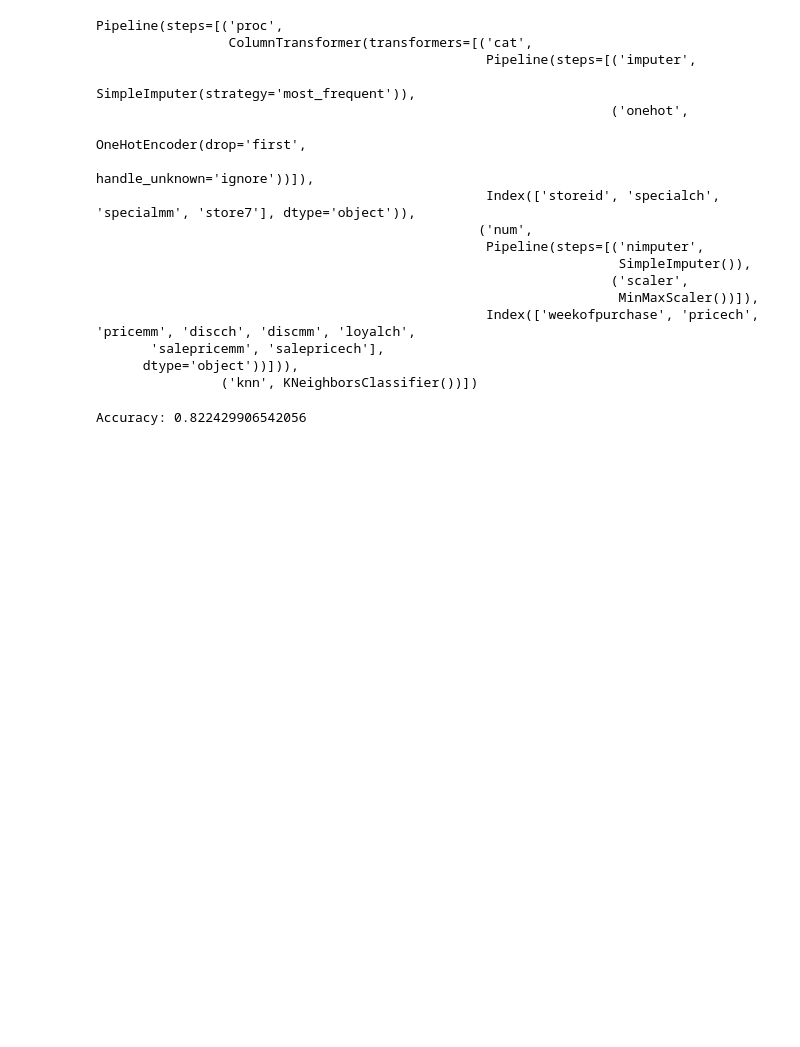
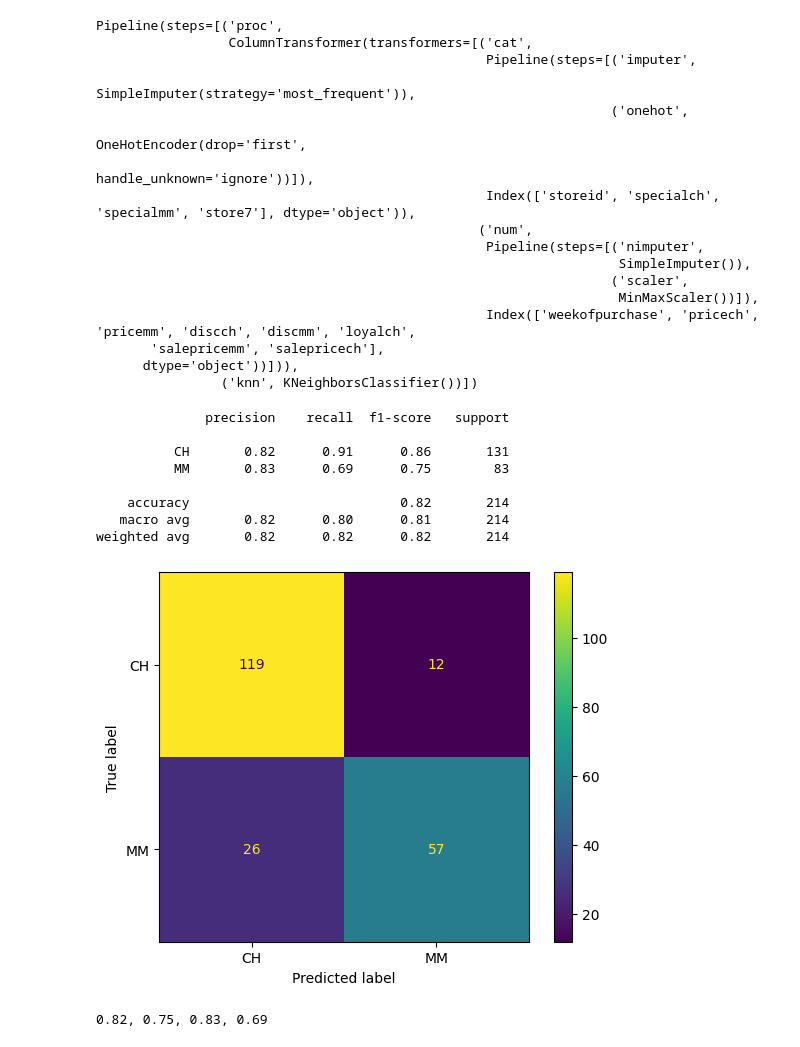
Before and after one commit to Alvizo-mx/processing_01, a Jupyter notebook: naranjas.ipynb, the cells around one changed output. Drawn from its saved outputs; the diff is of its cells as text; code cells hidden in the pictures; blank space fills up the shorter version.

```diff
--- a/naranjas.ipynb
+++ b/naranjas.ipynb
@@ -156,6 +168,10 @@ y_test = df_test['target'].reset_index(drop= True)
 # %%
 num_cols = X_train.select_dtypes('number').columns
 cat_cols = X_train.select_dtypes('category').columns
+# %%
+label_encoder = LabelEncoder()
+y_train_enc = label_encoder.fit_transform(y_train)
+y_test_enc = label_encoder.transform(y_test)
 # %%
 cat_proc = Pipeline([
     ('imputer', SimpleImputer(strategy= 'most_frequent')),
@@ -175,7 +191,7 @@ clf_knn = Pipeline([
     ('knn', KNeighborsClassifier())
 ])
 # %%
-clf_knn.fit(X_train, y_train)
+clf_knn.fit(X_train, y_train_enc)
 # %% [output]
 Pipeline(steps=[('proc',
                  ColumnTransformer(transformers=[('cat',
@@ -195,11 +211,33 @@ Pipeline(steps=[('proc',
       dtype='object'))])),
                 ('knn', KNeighborsClassifier())])
 # %%
-y_pred = clf_knn.predict(X_test)
-y_pred_score = clf_knn.predict_proba(X_test) # Probabilidades de una u otra categoría, necesito una columna para calcular roc auc
+y_pred_knn = clf_knn.predict(X_test)
+y_pred_score_knn = clf_knn.predict_proba(X_test) # Probabilidades de una u otra categoría, necesito una columna para calcular roc auc
 # %%
-print(f'Accuracy: {accuracy_score(y_test, y_pred)}')
+# print(f'Accuracy: {accuracy_score(y_test, y_pred)}')
 # Precission y recall, falta matriz de confusión y calcular el roc auc
 #
+accuracy_knn = accuracy_score(y_test_enc, y_pred_knn)
+f1_score_knn = f1_score(y_test_enc, y_pred_knn)
+precision_knn = precision_score(y_test_enc, y_pred_knn)
+roc_auc_knn = roc_auc_score(y_test_enc, y_pred_knn)
+recall_knn = recall_score(y_test_enc, y_pred_knn)
+algorithm_knn = "KNN"
-# %% [output]
-Accuracy: 0.822429906542056
+# %%
+print(classification_report(y_test_enc, y_pred_knn, target_names=label_encoder.classes_))
+ConfusionMatrixDisplay.from_predictions(y_test_enc,y_pred_knn, display_labels=label_encoder.classes_)
+plt.show()
+# %% [output]
+              precision    recall  f1-score   support
+
+          CH       0.82      0.91      0.86       131
+          MM       0.83      0.69      0.75        83
+
+    accuracy                           0.82       214
+   macro avg       0.82      0.80      0.81       214
+weighted avg       0.82      0.82      0.82       214
+[figure, added]
+# %%
+print(f'{accuracy_knn:.2f}, {f1_score_knn:.2f}, {precision_knn:.2f}, {recall_knn:.2f}')
+# %% [output]
+0.82, 0.75, 0.83, 0.69
```
Also changed, not shown: parts of 19 cells of this notebook.
